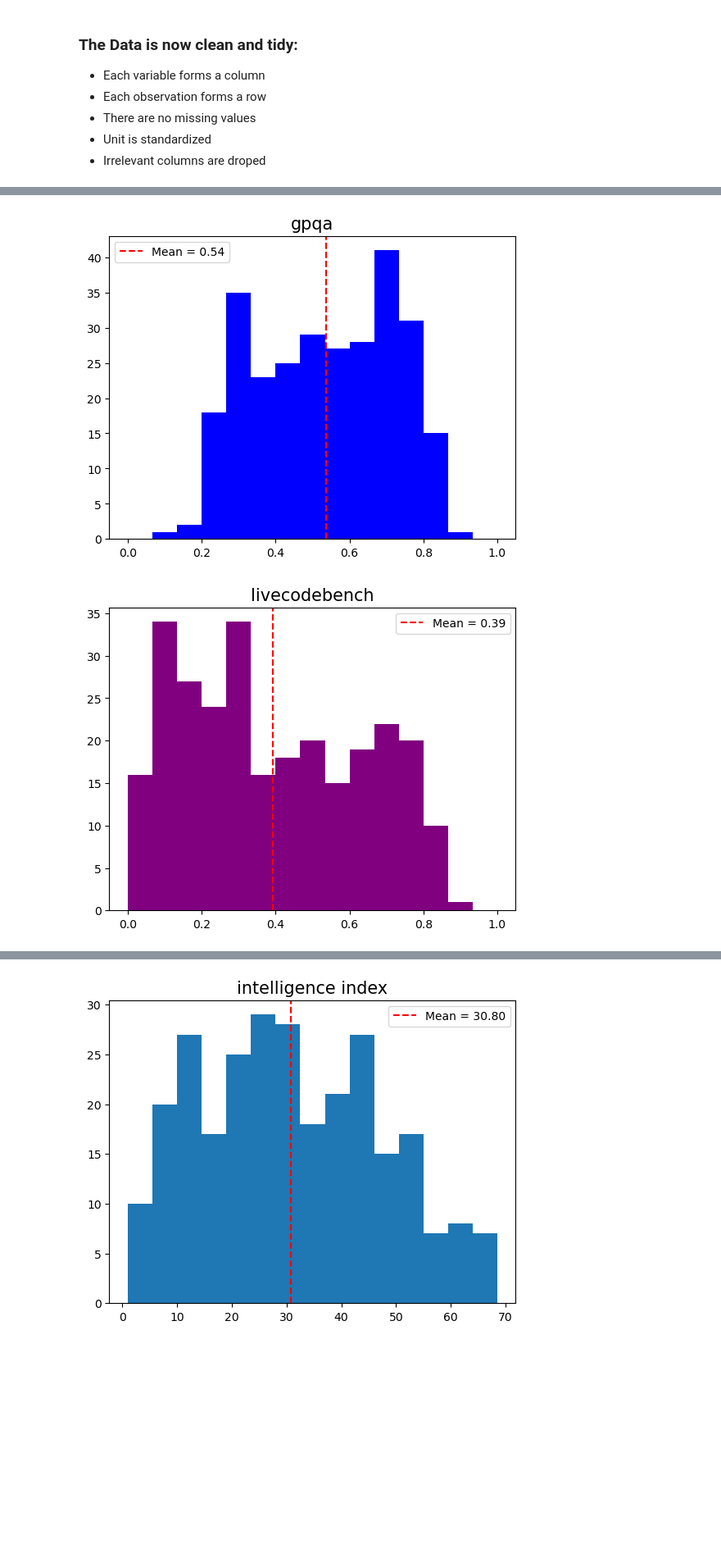
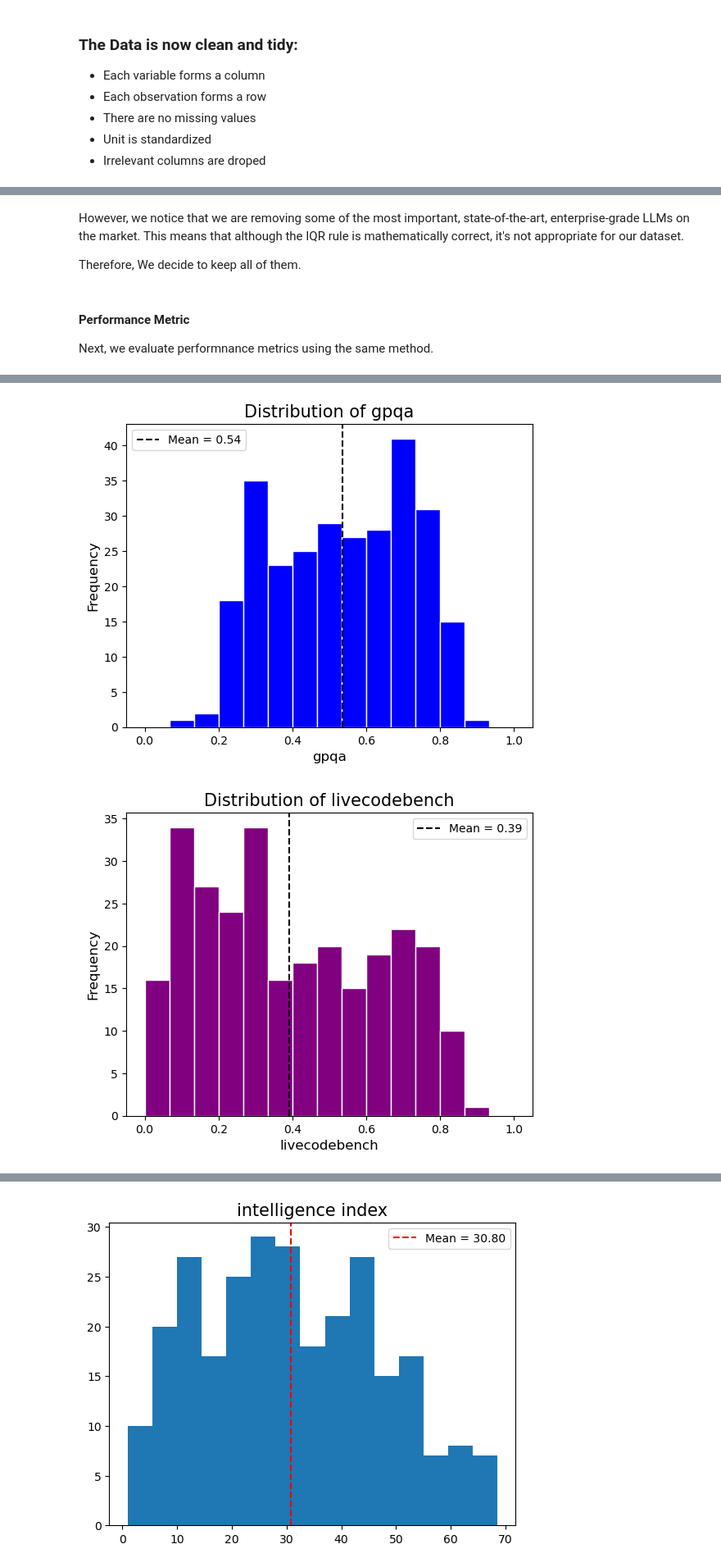
Before and after one commit to JamesDrQ/llm-performance-vs-cost, a Jupyter notebook: 02-EDACheckpoint.ipynb, the cells around one changed output, grey strips where cells are left out. Shown at 82% size. Saved outputs shown, nothing was run; the diff lists cells and outputs as text; code cells hidden in the pictures; blank space fills up the shorter version.

Commit message:
optimized plots and EDA
optimized plots and EDA2

```diff
--- a/02-EDACheckpoint.ipynb
+++ b/02-EDACheckpoint.ipynb
@@ -365,8 +379,10 @@ Some more words and stuff.  Remember notebooks work best if you interleave the c
 # %%
 prices = ['blended_price', 'input_price', 'output_price']
-colors = ['orange','red','yellow']
+colors = ['red','green', 'blue']
 for i in range(len(prices)):
     plt.figure()
-    plt.title(prices[i], fontsize=15)
-    plt.hist(leaderboard.get(prices[i]), bins=15, color=colors[i]);
+    plt.hist(leaderboard.get(prices[i]), bins=15, color=colors[i], edgecolor='white')
+    plt.title(f"Distribution of {prices[i]}", fontsize=15)
+    plt.xlabel(prices[i], fontsize=12)
+    plt.ylabel("Frequency", fontsize=12)
 # %% [output]
@@ -387,9 +426,0 @@ leaderboard[leaderboard['blended_price'] > 10 ].get(prices)
-# %%
-# remove extreme outliers:
-leaderboard = leaderboard[leaderboard['blended_price'] <= 10 ]
-# %%
-# regenerate histograms for price:
-for i in range(len(prices)):
-    plt.figure()
-    plt.title(prices[i], fontsize=15)
-    plt.hist(leaderboard.get(prices[i]), bins=15, color=colors[i]);
@@ -400,3 +427,10 @@ for i in range(len(prices)):
+# %% [markdown]
+However, we notice that we are removing some of the most important, state-of-the-art, enterprise-grade LLMs on the market. This means that although the IQR rule is mathematically correct, it's not appropriate for our dataset.
+
+Therefore, We decide to keep all of them.
+# %% [markdown]
+#### **Performance Metric**
+Next, we evaluate performnance metrics using the same method.
 # %%
 #histograms
 benchmarks = ['hle', 'mmlu_pro', 'gpqa', 'livecodebench', 'scicode']
@@ -405,8 +439,10 @@ for i in range(len(benchmarks)):
     data = leaderboard.get(benchmarks[i])
     mean = np.mean(data)
     plt.figure()
-    plt.title(benchmarks[i], fontsize=15)
-    plt.hist(data, bins=15, range=(0,1), color=colors[i]);
-    plt.axvline(mean, color='red', linestyle='--', label=f'Mean = {mean:.2f}')
+    plt.title(f"Distribution of {benchmarks[i]}", fontsize=15)
+    plt.xlabel(benchmarks[i], fontsize=12)
+    plt.ylabel("Frequency", fontsize=12)
+    plt.hist(data, bins=15, range=(0,1), color=colors[i], edgecolor='white');
+    plt.axvline(mean, color='black', linestyle='--', label=f'Mean = {mean:.2f}')
     plt.legend()
 # %% [output]
@@ -415,2 +451,2 @@ for i in range(len(benchmarks)):
-[figure, old version]
+[figure, new version]
-[figure, old version]
+[figure, new version]
```
Also changed, not shown: parts of 17 cells of this notebook.
